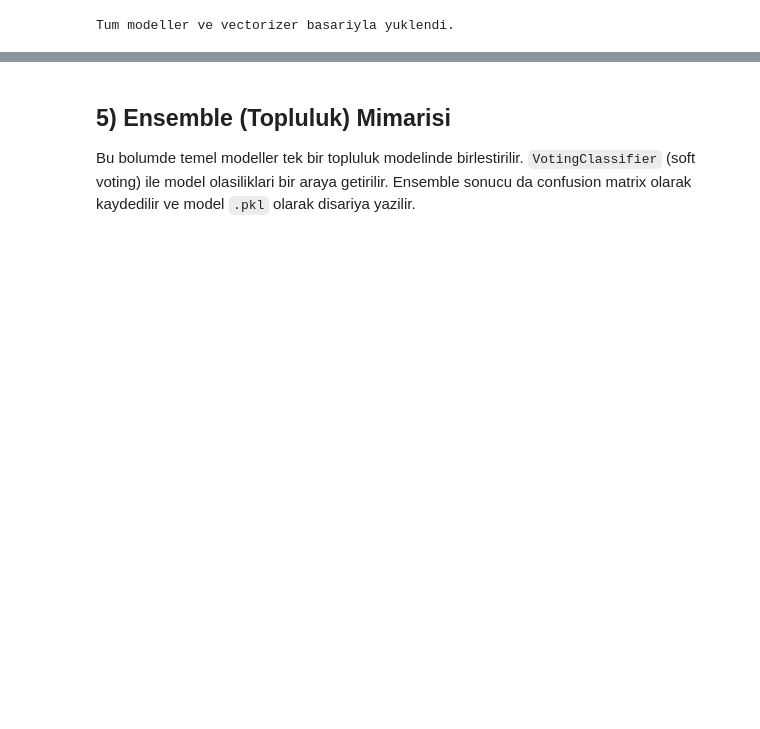
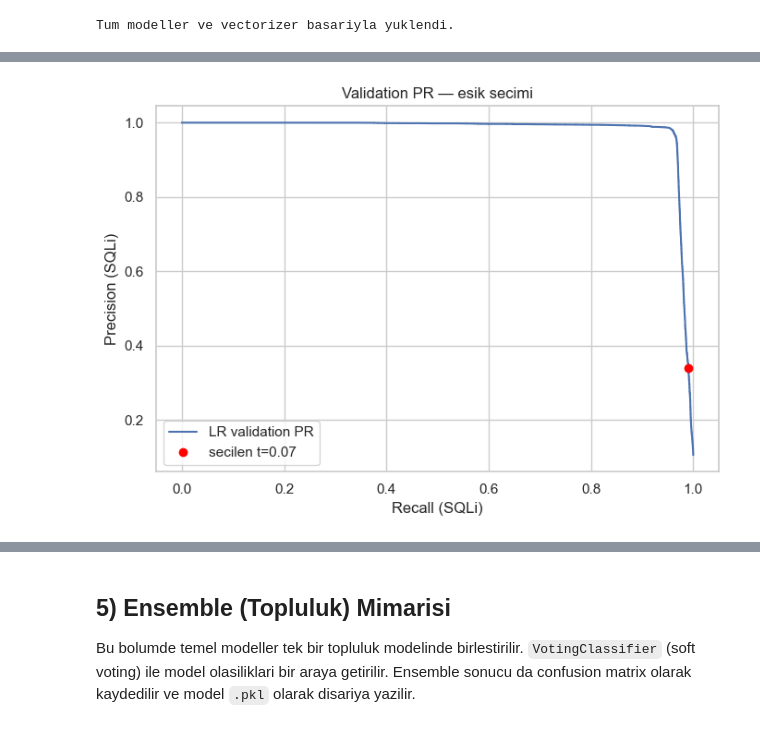
Before and after one commit to muratkakcigaz/ML-SQL-IDS, a Jupyter notebook: sql_ids_single_flow.ipynb, the cells around one changed output, grey strips where cells are left out. Saved outputs shown, nothing was run; the diff lists cells and outputs as text; code cells hidden in the pictures; blank space fills up the shorter version.

```diff
--- a/sql_ids_single_flow.ipynb
+++ b/sql_ids_single_flow.ipynb
@@ -533,0 +833,87 @@ Metrikler kaydedildi: ./plots/model_metrics.csv
+# %%
+import json
+import numpy as np
+import pandas as pd
+import matplotlib.pyplot as plt
+from sklearn.metrics import precision_recall_curve
+
+TARGET_RECALL = 0.99
+THRESHOLDS = np.linspace(0.01, 0.99, 99)
+
+y_val_arr = np.asarray(y_val)
+val_scores = _positive_scores(lr_model, X_val)
+
+sweep_rows = []
+for t in THRESHOLDS:
+    y_pred_t = (val_scores >= t).astype(int)
+    m = evaluate_binary(y_val_arr, y_pred_t)
+    tn = ((y_val_arr == 0) & (y_pred_t == 0)).sum()
+    fp = ((y_val_arr == 0) & (y_pred_t == 1)).sum()
+    m["Threshold"] = float(t)
+    m["FPR"] = fp / max((y_val_arr == 0).sum(), 1)
+    sweep_rows.append(m)
+
+sweep_df = pd.DataFrame(sweep_rows)
+sweep_df.to_csv("./plots/threshold_sweep_validation.csv", index=False, float_format="%.6f")
+
+feasible = sweep_df[sweep_df["Recall"] >= TARGET_RECALL]
+if feasible.empty:
+    best_row = sweep_df.loc[sweep_df["Recall"].idxmax()]
+    print(f"UYARI: Validation'da recall >= {TARGET_RECALL} saglanamadi; en yuksek recall secildi.")
+else:
+    best_row = feasible.loc[feasible["FPR"].idxmin()]
+
+opt_threshold = float(best_row["Threshold"])
+print(f"=== Optimal esik (validation, recall>={TARGET_RECALL}) ===")
+print(f"  Threshold : {opt_threshold:.4f}")
+print(f"  Recall    : {best_row['Recall']:.4f}")
+print(f"  Precision : {best_row['Precision']:.4f}")
+print(f"  FPR       : {best_row['FPR']:.4f}")
+
+# Test setinde ayni esik
+test_scores = _positive_scores(lr_model, X_test)
+y_pred_opt = (test_scores >= opt_threshold).astype(int)
+test_opt = evaluate_binary(y_test_arr, y_pred_opt, test_scores)
+y_pred_default = (test_scores >= 0.5).astype(int)
+test_def = evaluate_binary(y_test_arr, y_pred_default, test_scores)
+
+print("\n=== Logistic Regression @ test (esik karsilastirmasi) ===")
+cmp = pd.DataFrame(
+    [
+        {"Rule": "default 0.5", **test_def},
+        {"Rule": f"optimal {opt_threshold:.4f}", **test_opt},
+    ]
+)
+print(cmp.to_string(index=False, float_format=lambda x: f"{x:.4f}"))
+
+def _json_metrics(d):
+    return {k: float(v) if isinstance(v, (int, float, np.floating)) else v for k, v in d.items()}
+
+
+with open("./plots/lr_optimal_threshold.json", "w", encoding="utf-8") as f:
+    json.dump(
+        {
+            "target_recall_validation": TARGET_RECALL,
+            "optimal_threshold": opt_threshold,
+            "validation_metrics": _json_metrics(best_row.to_dict()),
+            "test_metrics_default_0_5": _json_metrics(test_def),
+            "test_metrics_optimal": _json_metrics(test_opt),
+        },
+        f,
+        indent=2,
+    )
+
+fig, ax = plt.subplots(figsize=(7, 5))
+precision, recall, pr_thresholds = precision_recall_curve(y_val_arr, val_scores)
+ax.plot(recall, precision, label="LR validation PR")
+ax.scatter([best_row["Recall"]], [best_row["Precision"]], color="red", zorder=5, label=f"secilen t={opt_threshold:.2f}")
+ax.set_xlabel("Recall (SQLi)")
+ax.set_ylabel("Precision (SQLi)")
+ax.set_title("Validation PR — esik secimi")
+ax.legend()
+plt.tight_layout()
+plt.savefig("./plots/lr_threshold_pr_validation.png", dpi=150)
+plt.show()
+plt.close()
+print("\nKaydedildi: plots/threshold_sweep_validation.csv, plots/lr_optimal_threshold.json")
+# %% [output]
@@ -533,0 +930 @@ Metrikler kaydedildi: ./plots/model_metrics.csv
+[figure, added]
```
Also changed, not shown: parts of 20 cells of this notebook, 43 other files.
